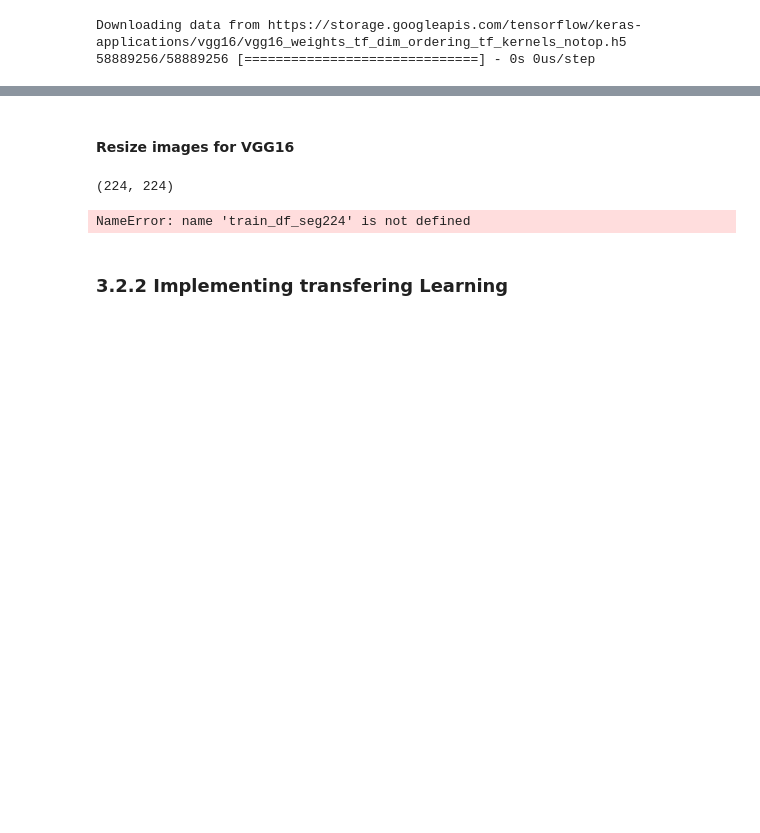
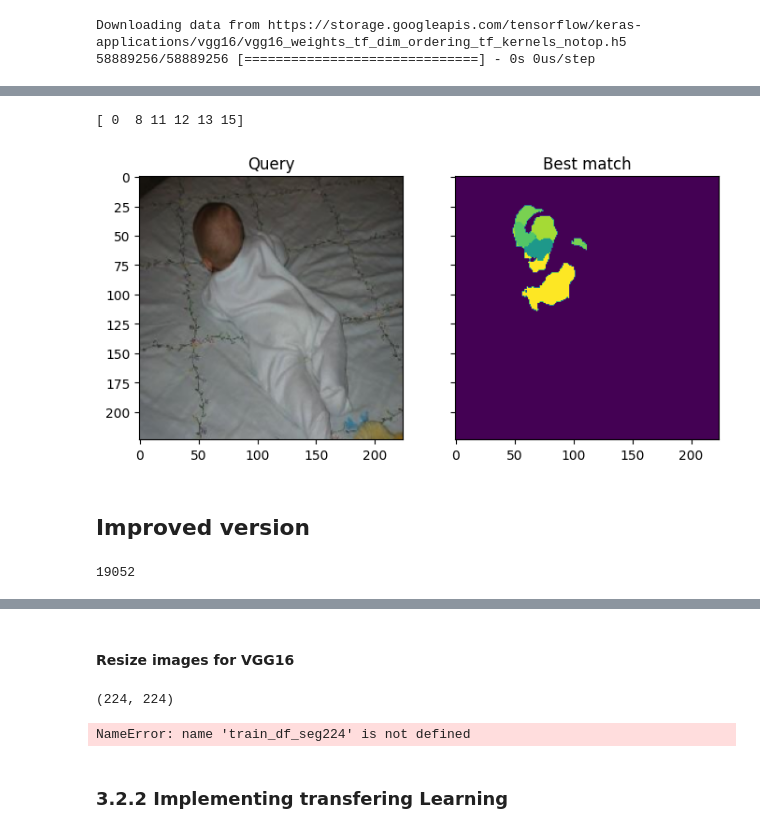
Before and after one commit to danilotpnta/ComputerVission, a Jupyter notebook: cv-ga2-v2.ipynb, the cells around one changed output, grey strips where cells are left out. Saved outputs shown, nothing was run; the diff lists cells and outputs as text; code cells hidden in the pictures; blank space fills up the shorter version.

```diff
--- a/cv-ga2-v2.ipynb
+++ b/cv-ga2-v2.ipynb
@@ -304,6 +253,22 @@ import segmentation_models as sm
 # %%
-# dice_loss = sm.losses.DiceLoss(class_weights = weights_norm[0])
-dice_loss = sm.losses.DiceLoss(class_weights = 1/21*np.ones(21))
+import tensorflow.keras.backend as K
+# Based on: tinyurl.com/2zyh26mg
+
+def dice_coef(y_true, y_pred):
+    smooth = 1
+    y_pred = K.reshape(y_pred, (-1, K.int_shape(y_pred)[-1]))
+    y_true = K.one_hot(tf.compat.v1.to_int32(K.flatten(y_true)), K.int_shape(y_pred)[-1])
+    y_true_f = K.flatten(y_true)
+    y_pred_f = K.flatten(y_pred)
+    intersection = K.sum(y_true_f * y_pred_f)
+    return (2. * intersection + smooth) / (K.sum(y_true_f*y_true_f) + K.sum(y_pred_f*y_pred_f) + smooth)
+
+def dice_coef_loss(y_true, y_pred):
+    return 1.-dice_coef(y_true, y_pred)
+
+
+dice_loss = sm.losses.DiceLoss(class_weights = weights_norm[0])
+# dice_loss = sm.losses.DiceLoss(class_weights = 1/21*np.ones(21))
 focal_loss = sm.losses.CategoricalFocalLoss()
 total_loss = dice_loss + (1 * focal_loss)
 metrics = [sm.metrics.IOUScore(threshold = 0.5), sm.metrics.FScore(threshold = 0.5)]
@@ -367,10 +381,9 @@ model1.compile(optim, total_loss, metrics=metrics)
 # %%
+model1.compile(optim, total_loss, metrics=metrics)
 history1=model1.fit(X_train1,
           y_train,
-          batch_size=8,
-          epochs=15,
-#           verbose=1,
+          batch_size=16,
+          epochs=50,
           validation_data=(X_test1, y_test))
 
-
-model1.save('res34_model1.hdf5')
+model1.save('res34_model2.hdf5')
@@ -376,0 +408,2 @@ model1.save('res34_model1.hdf5')
+# %%
+predictions = model1.predict(X_test1)
@@ -376,0 +412,22 @@ model1.save('res34_model1.hdf5')
+# %%
+index = 2
+img = X_test[index]
+seg = np.argmax(predictions[index], axis=2)
+print(np.unique(seg))
+fig, axes = plt.subplots(1,2,sharex=True,sharey=True,figsize=(8,6))
+axes[0].imshow(img)
+axes[0].set_title("Query")
+axes[1].imshow(seg)
+axes[1].set_title("Best match")
+plt.show()
+# %% [output]
+[ 0  8 11 12 13 15]
+[figure, added]
+# %% [markdown]
+## Improved version
+# %%
+import gc
+del history1
+gc.collect()
+# %% [output]
+19052
```
Also changed, not shown: parts of 37 cells of this notebook.
